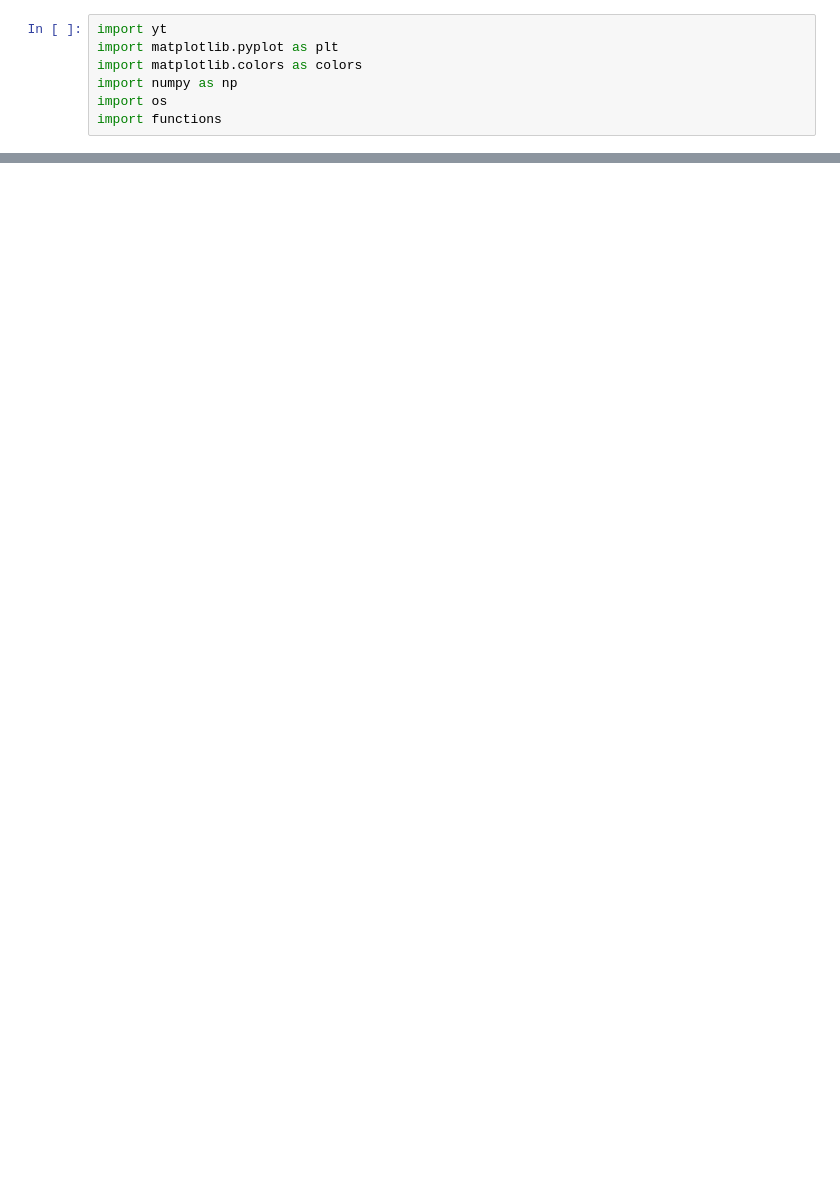
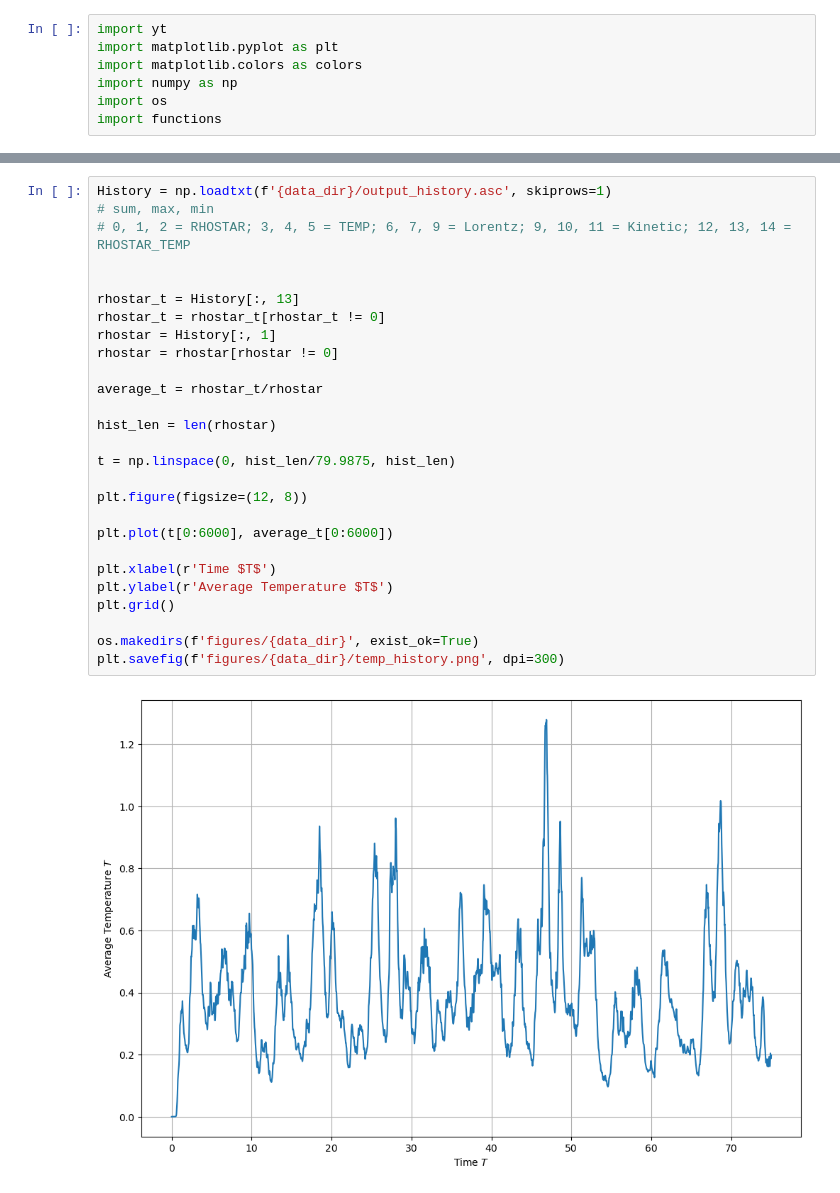
Before and after one commit to Anur-R/RMHD-Odin, a Jupyter notebook: Analysis.ipynb, the cells around one changed output, grey strips where cells are left out. Saved outputs shown, nothing was run; the diff lists cells and outputs as text; blank space fills up the shorter version.

```diff
--- a/Analysis.ipynb
+++ b/Analysis.ipynb
@@ -18,0 +12,29 @@ yt : [INFO     ] 2024-07-01 12:50:12,670 Parameters: domain_right_edge         =
+# %%
+History = np.loadtxt(f'{data_dir}/output_history.asc', skiprows=1)
+# sum, max, min
+# 0, 1, 2 = RHOSTAR; 3, 4, 5 = TEMP; 6, 7, 9 = Lorentz; 9, 10, 11 = Kinetic; 12, 13, 14 = RHOSTAR_TEMP
+
+
+rhostar_t = History[:, 13]
+rhostar_t = rhostar_t[rhostar_t != 0]
+rhostar = History[:, 1]
+rhostar = rhostar[rhostar != 0]
+
+average_t = rhostar_t/rhostar
+
+hist_len = len(rhostar)
+
+t = np.linspace(0, hist_len/79.9875, hist_len)
+
+plt.figure(figsize=(12, 8))
+
+plt.plot(t[0:6000], average_t[0:6000])
+
+plt.xlabel(r'Time $T$')
+plt.ylabel(r'Average Temperature $T$')
+plt.grid()
+
+os.makedirs(f'figures/{data_dir}', exist_ok=True)
+plt.savefig(f'figures/{data_dir}/temp_history.png', dpi=300)
+# %% [output]
+[figure, added]
```
Also changed, not shown: parts of 5 cells of this notebook, 2 other files.
